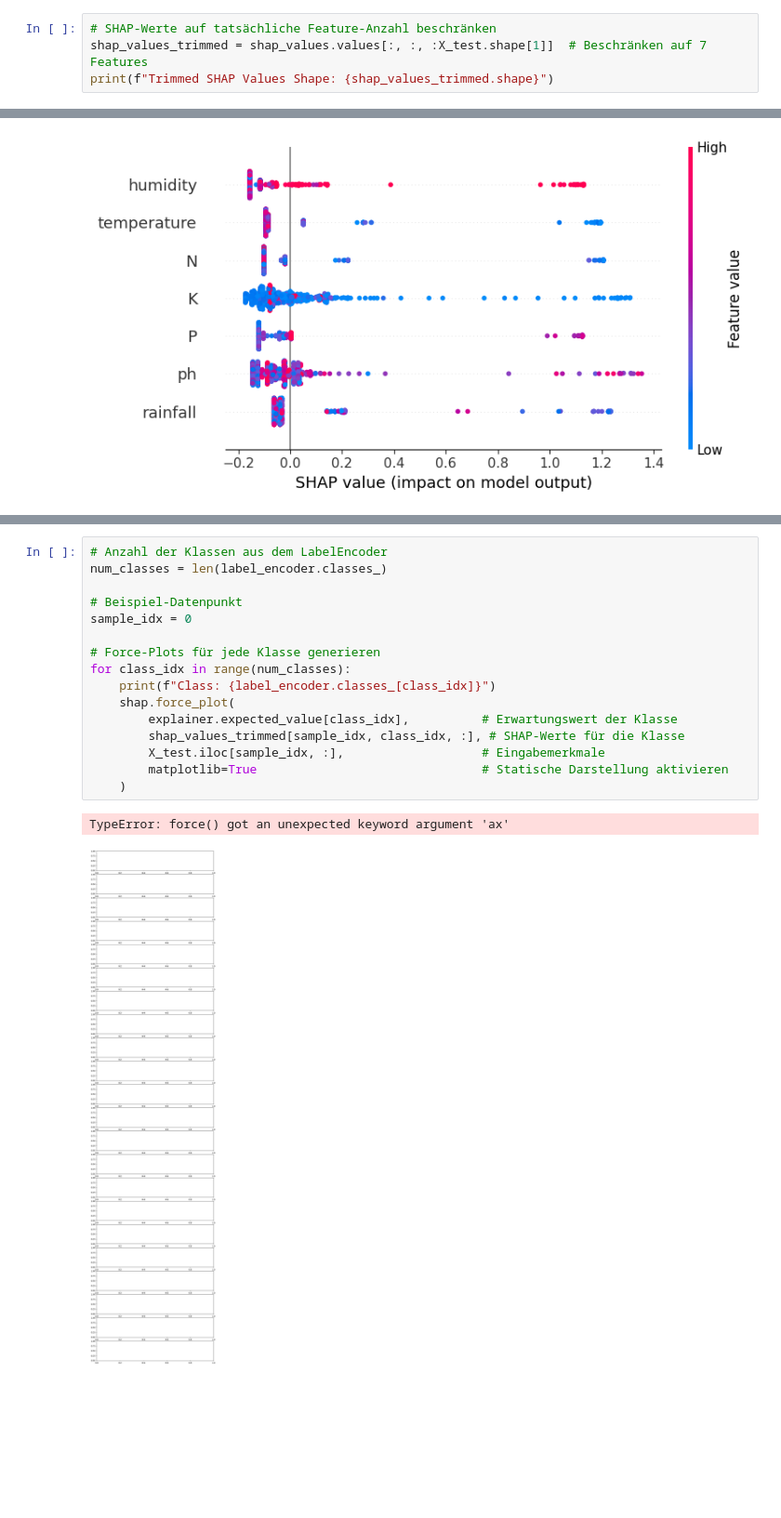
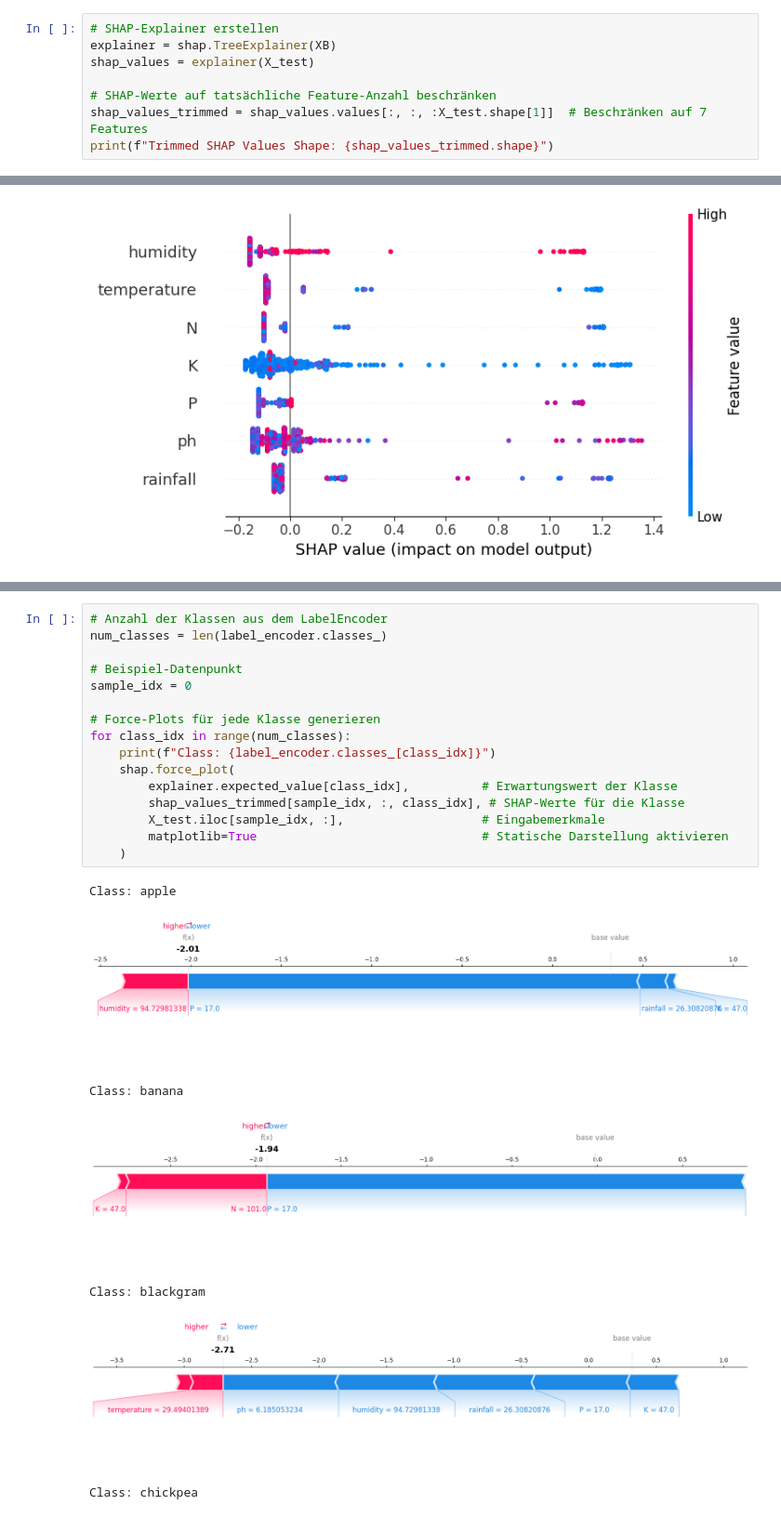
Before and after one commit to zauchi/cropRecommendation, a Jupyter notebook: Crop_Recommendation_XGBoost_SHAP.ipynb, the cells around one changed output, grey strips where cells are left out. Shown at 93% size. Drawn from its saved outputs; the diff is of its cells as text; blank space fills up the shorter version.

Commit message:
updated shap

```diff
--- a/Crop_Recommendation_XGBoost_SHAP.ipynb
+++ b/Crop_Recommendation_XGBoost_SHAP.ipynb
@@ -71,6 +71,10 @@ print(f"Features: {list(X.columns)}")
 X_test Shape: (440, 7)
 Features: ['N', 'P', 'K', 'temperature', 'humidity', 'ph', 'rainfall']
 # %%
+# SHAP-Explainer erstellen
+explainer = shap.TreeExplainer(XB)
+shap_values = explainer(X_test)
+
 # SHAP-Werte auf tatsächliche Feature-Anzahl beschränken
 shap_values_trimmed = shap_values.values[:, :, :X_test.shape[1]]  # Beschränken auf 7 Features
 print(f"Trimmed SHAP Values Shape: {shap_values_trimmed.shape}")
@@ -106,19 +110,24 @@ Predicted Class: muskmelon
 # %%
 # Anzahl der Klassen aus dem LabelEncoder
 num_classes = len(label_encoder.classes_)
 
 # Beispiel-Datenpunkt
 sample_idx = 0
 
 # Force-Plots für jede Klasse generieren
 for class_idx in range(num_classes):
     print(f"Class: {label_encoder.classes_[class_idx]}")
     shap.force_plot(
         explainer.expected_value[class_idx],          # Erwartungswert der Klasse
-        shap_values_trimmed[sample_idx, class_idx, :], # SHAP-Werte für die Klasse
+        shap_values_trimmed[sample_idx, :, class_idx], # SHAP-Werte für die Klasse
         X_test.iloc[sample_idx, :],                   # Eingabemerkmale
         matplotlib=True                               # Statische Darstellung aktivieren
     )
 # %% [output]
-TypeError: force() got an unexpected keyword argument 'ax'
+Class: apple
-[figure, old version]
+[figure, new version]
+Class: banana
+[figure, added]
+Class: blackgram
+[figure, added]
+Class: chickpea
```
Also changed, not shown: parts of 2 cells of this notebook.
